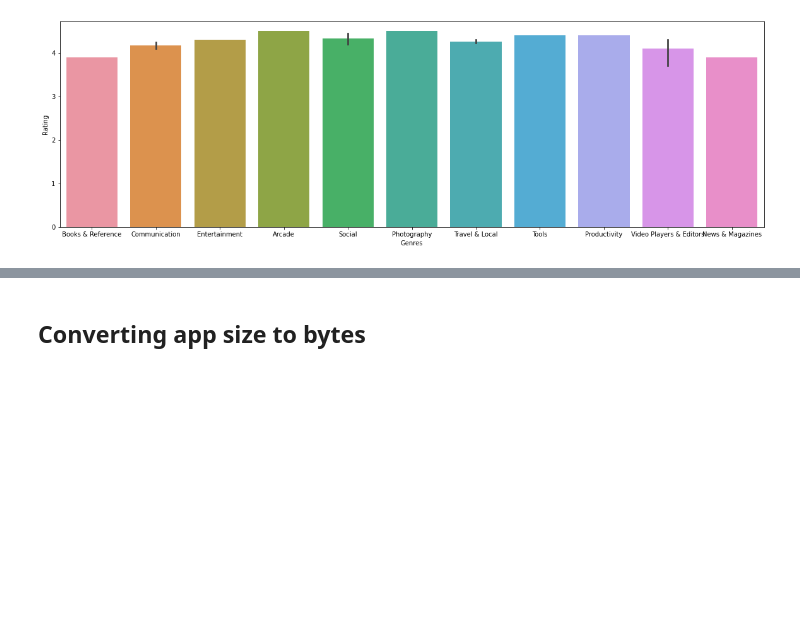
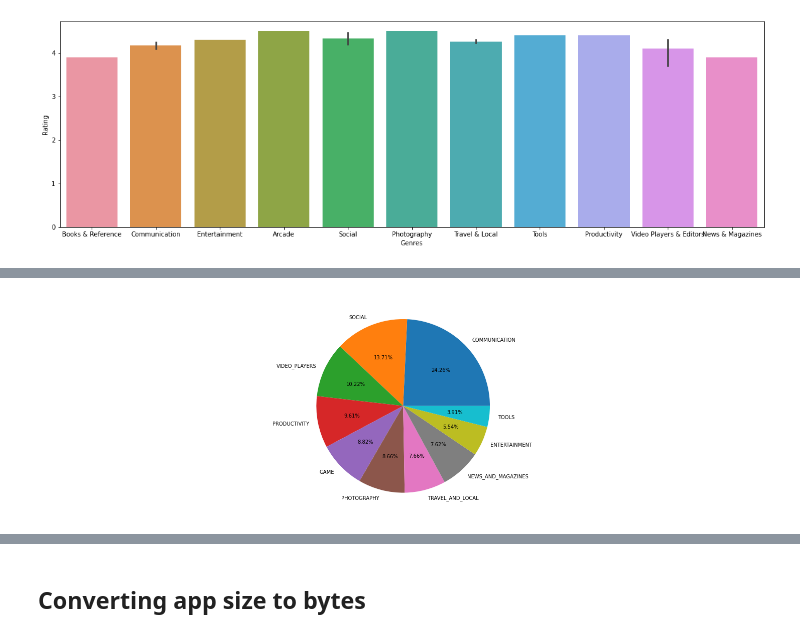
Before and after one commit to indrochoco/Playstore-app-Review-analysis, a Jupyter notebook: Copy_of_Play_Store_App_Review_Analysis_Capstone_Project.ipynb, the cells around one changed output, grey strips where cells are left out. Saved outputs shown, nothing was run; the diff lists cells and outputs as text; code cells hidden in the pictures; blank space fills up the shorter version.

```diff
--- a/Copy_of_Play_Store_App_Review_Analysis_Capstone_Project.ipynb
+++ b/Copy_of_Play_Store_App_Review_Analysis_Capstone_Project.ipynb
@@ -216,0 +212,2 @@ ax = sns.barplot(x="Genres", y="Rating", data=max_installs)
+# %%
+df_non_null= df[~df.Genres.isna()]
@@ -216,0 +218,2 @@ ax = sns.barplot(x="Genres", y="Rating", data=max_installs)
+# %%
+avg_install= df_non_null.groupby('Category')['Installs'].mean().sort_values(ascending=False).reset_index()
@@ -216,0 +234,8 @@ ax = sns.barplot(x="Genres", y="Rating", data=max_installs)
+# %%
+fig = plt.figure()
+ax = fig.add_axes([0,0,1,1])
+ax.axis('equal')
+ax.pie(avg_install[:10].Installs,labels = avg_install[:10].Category,autopct='%1.2f%%')
+plt.show()
+# %% [output]
+[figure, added]
```
Also changed, not shown: parts of 66 cells of this notebook.
